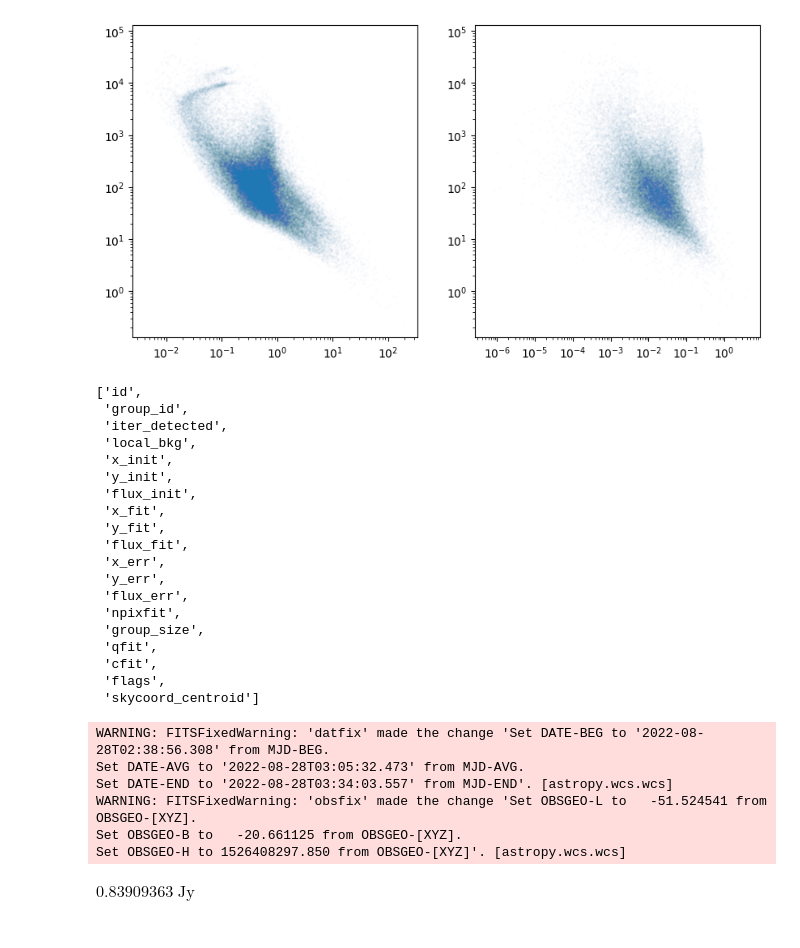
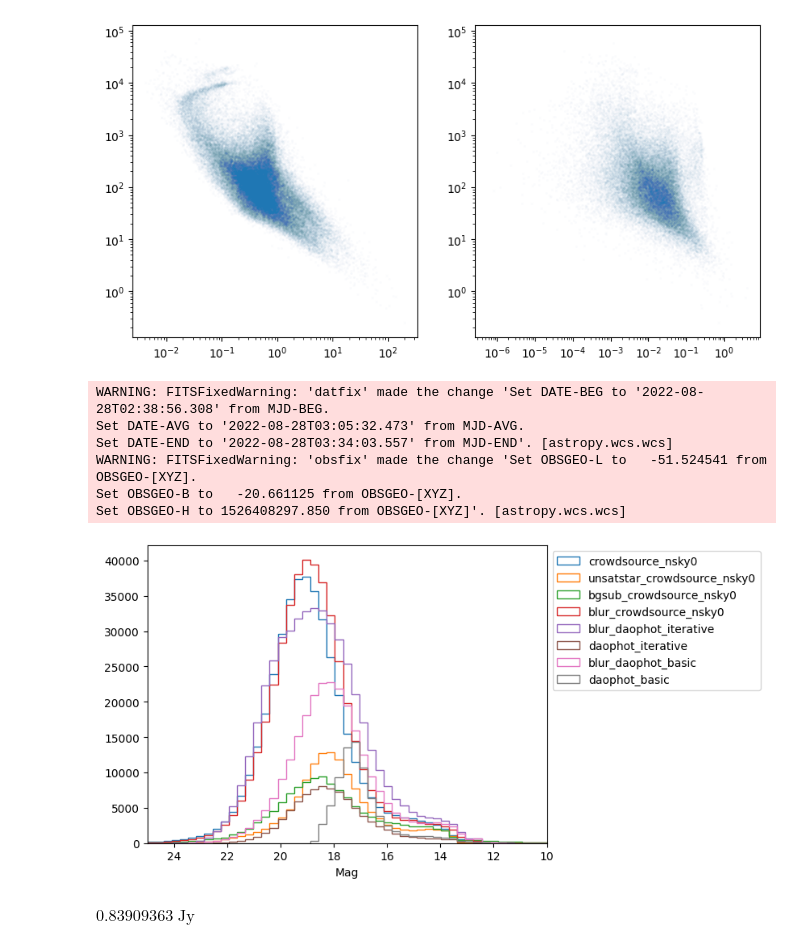
Before and after one commit to keflavich/brick-jwst-2221, a Jupyter notebook: notebooks/SanityCheck-WhyCatalogWeird.ipynb, the cells around one changed output. Saved outputs shown, nothing was run; the diff lists cells and outputs as text; code cells hidden in the pictures.

```diff
--- a/notebooks/SanityCheck-WhyCatalogWeird.ipynb
+++ b/notebooks/SanityCheck-WhyCatalogWeird.ipynb
@@ -407,28 +409,6 @@ pl.subplot(1,2,2).scatter(tb['cfit'], tb['flux_fit'], alpha=0.01, s=2);
 pl.loglog();
 # %% [output]
 [figure]
-# %%
-tb.colnames
-# %% [output]
-['id',
- 'group_id',
- 'iter_detected',
- 'local_bkg',
- 'x_init',
- 'y_init',
- 'flux_init',
- 'x_fit',
- 'y_fit',
- 'flux_fit',
- 'x_err',
- 'y_err',
- 'flux_err',
- 'npixfit',
- 'group_size',
- 'qfit',
- 'cfit',
- 'flags',
- 'skycoord_centroid']
 # %%
 from astropy.wcs import WCS
 from astropy.io import fits
@@ -444,6 +424,33 @@ Set DATE-END to '2022-08-28T03:34:03.557' from MJD-END'. [astropy.wcs.wcs]
 WARNING: FITSFixedWarning: 'obsfix' made the change 'Set OBSGEO-L to   -51.524541 from OBSGEO-[XYZ].
 Set OBSGEO-B to   -20.661125 from OBSGEO-[XYZ].
 Set OBSGEO-H to 1526408297.850 from OBSGEO-[XYZ]'. [astropy.wcs.wcs]
+# %%
+
+
+filtername = 'f410m'
+zeropoint = u.Quantity(jfilts.loc[f'JWST/NIRCam.{filtername.upper()}']['ZeroPoint'], u.Jy)
+
+
+for fn in (glob.glob(f'{basepath}/F410M/f410m_merged_*crowdsource_nsky0.fits') +
+          #glob.glob(f'{basepath}/F410M/f410m_merged-reproject_*crowdsource_nsky0.fits') +
+          glob.glob(f'{basepath}/F410M/f410m_merged_*daophot*.fits')
+          #glob.glob(f'{basepath}/F182M/f182m_merged_*crowdsource_nsky0.fits') +
+          #glob.glob(f'{basepath}/F182M/f182m_merged-reproject_*crowdsource_nsky0.fits')
+          ):
+    if 'exp' not in fn and 'psf' not in fn:
+        tb = readfirst(fn, nrows=-1)
+        cn = 'flux' if 'crowdsource' in fn else 'flux_fit'
+        name = fn.split("/")[-1][13:].split(".")[0]
+        flux = tb[cn]
+        flux_jy = (tb[cn] * u.MJy/u.sr * ww.proj_plane_pixel_area()).to(u.Jy)
+
+        abmag = -2.5 * np.log10(u.Quantity(flux_jy, u.Jy) / zeropoint)
+        pl.hist(abmag, bins=np.linspace(10,25), label=name, histtype='step')
+pl.xlabel("Mag")
+pl.xlim(25, 10)
+pl.legend(loc='upper left', bbox_to_anchor=(1,0,1,1));
+# %% [output]
+[figure, added]
 # %%
 flux_jy.max()
 # %% [output]
```
Also changed, not shown: parts of 1 cell of this notebook, 2 other files.
